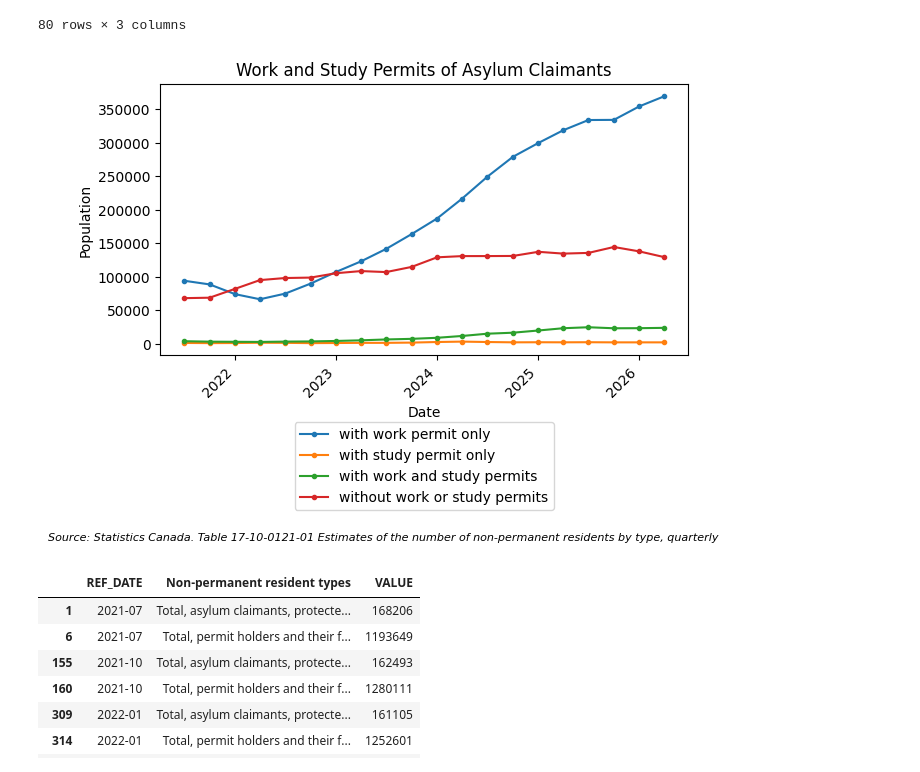
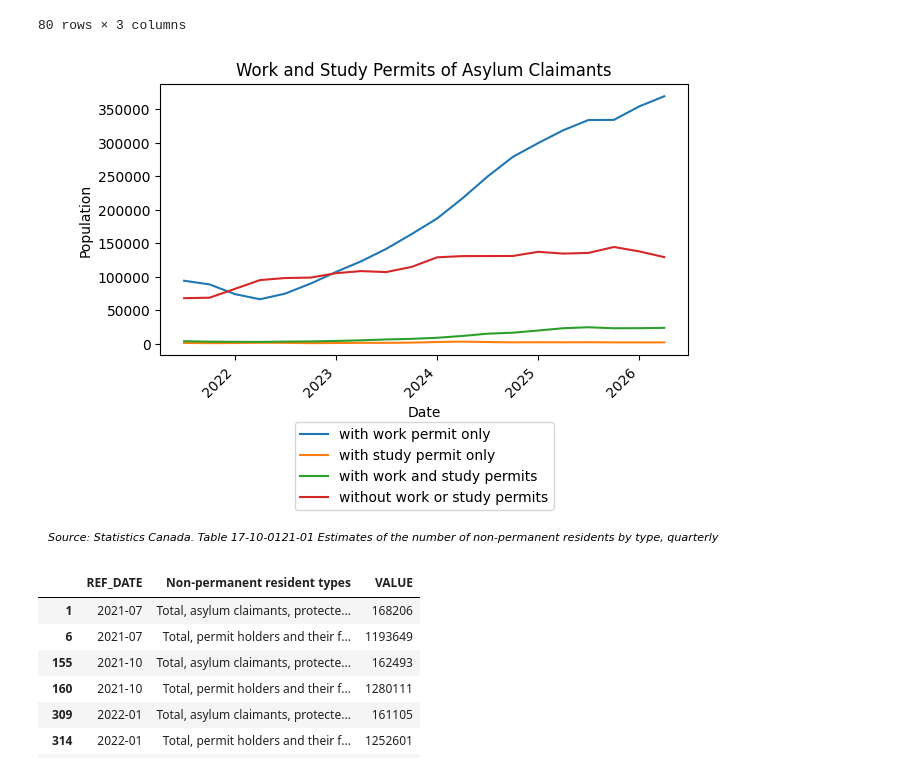
Before and after one commit to yrmo/gcinfo, a Jupyter notebook: non-permanent-by-type-2021-present.ipynb, the cells around one changed output. Cells and saved outputs as stored; diff of their text form; code cells hidden in the pictures.

Commit message:
Remove markers

```diff
--- a/non-permanent-by-type-2021-present.ipynb
+++ b/non-permanent-by-type-2021-present.ipynb
@@ -136,38 +136,38 @@ for t in types:
     subset = df[df["Non-permanent resident types"] == t]
     # Shorten the legend labels a bit for readability
     label = t.replace("Asylum claimants, protected persons and related groups ", "")
-    ax.plot(subset["REF_DATE"], subset["VALUE"], marker=".", linestyle="solid", label=label)
+    ax.plot(subset["REF_DATE"], subset["VALUE"], linestyle="solid", label=label)
 
 ax.set_title("Work and Study Permits of Asylum Claimants")
 ax.set_xlabel("Date")
 ax.set_ylabel("Population")
 
 # Legend below the plot
 ax.legend(
     title=None,
     loc="upper center",
     bbox_to_anchor=(0.5, -0.22),
     ncol=1,
     frameon=True
 )
 
 # Source citation
 plt.figtext(
     0.5, -0.03,
     "Source: Statistics Canada. Table 17-10-0121-01 Estimates of the number of non-permanent residents by type, quarterly",
     ha="center",
     fontsize=8,
     style="italic"
 )
 
 # Extra room at the bottom
 plt.subplots_adjust(bottom=0.3)
 
 plt.xticks(rotation=45, ha="right")
 plt.tight_layout()
 plt.show()
 # %% [output]
-[figure, old version]
+[figure, new version]
 # %%
 # "Total, non-permanent residents"
 df_canada_filtered = df_canada[df_canada["Non-permanent resident types"].isin(
```
Also changed, not shown: 1 other file.
